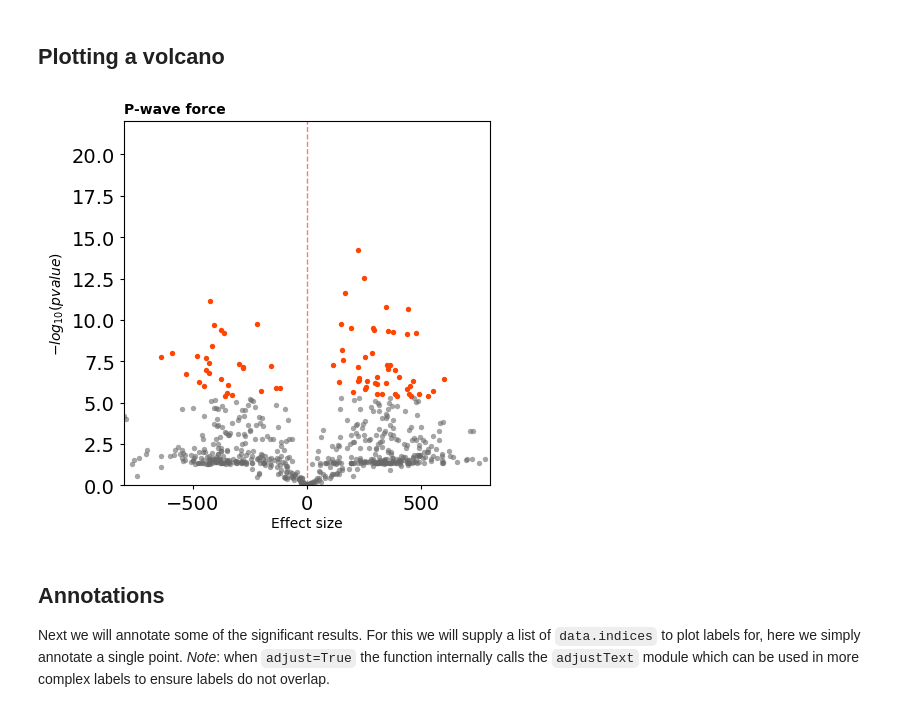
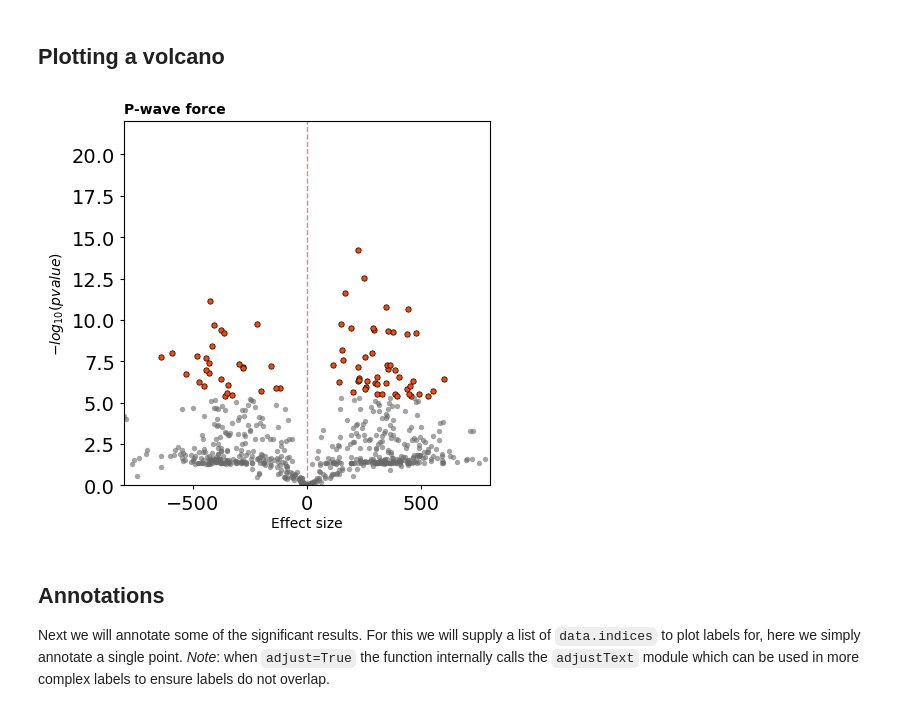
Before and after one commit to afschmidt/plot-misc, a Jupyter notebook: resources/examples/volcanoplot.ipynb, the cells around one changed output. Saved outputs shown, nothing was run; the diff lists cells and outputs as text; code cells hidden in the pictures.

Commit message:
refactor(volcano): updated the colour arguments, added a vline_kwargs_dict, and updated the example notebook

```diff
--- a/resources/examples/volcanoplot.ipynb
+++ b/resources/examples/volcanoplot.ipynb
@@ -48,26 +46,26 @@ TL = 3
 # %%
 # making subplots
 fig, ax = plt.subplots(1, 1, figsize=(12 * CMTOINCH, 12 * CMTOINCH))
 # make sure to set the xlim before plotting
 ax.set_xlim(XLIM)
 # title
 _, _ = volcano.plot_volcano(data,y_column='pvalue_log10',
                                 x_column='point',
                                 ylim = YLIM,
-                                col=COLOURS,
                                 msize=ANNOT_SIZE[3],
                                 alpha=SIGNIFICANCE,
                                 xlab='Effect size', ylab=r'$-log_{10}(pvalue)$',
                                 ax=ax,
+                                scatter_sig_kwargs_dict={"edgecolor":"black", "linewidths":0.5,},
                                 )
 # add title
 ax.set_title(TITLE, loc='left', y=1.00, fontsize=ANNOT_SIZE[2],
              fontdict={'fontweight': 'bold'})
 ax.xaxis.labelpad = 2
 ax.tick_params(axis='y', labelsize=ANNOT_SIZE[5], length=TL)
 ax.tick_params(axis='x', labelsize=ANNOT_SIZE[6], length=TL)
 # %% [output]
-[figure, old version]
+[figure, new version]
 # %% [markdown]
 ## Annotations
 Next we will annotate some of the significant results. For this we will supply a list of `data.indices` to plot labels for, here we simply annotate a single point. _Note_: when `adjust=True` the function internally calls the `adjustText` module which can be used in more complex labels to ensure labels do not overlap.
```
Also changed, not shown: parts of 3 cells of this notebook, 1 other file.
